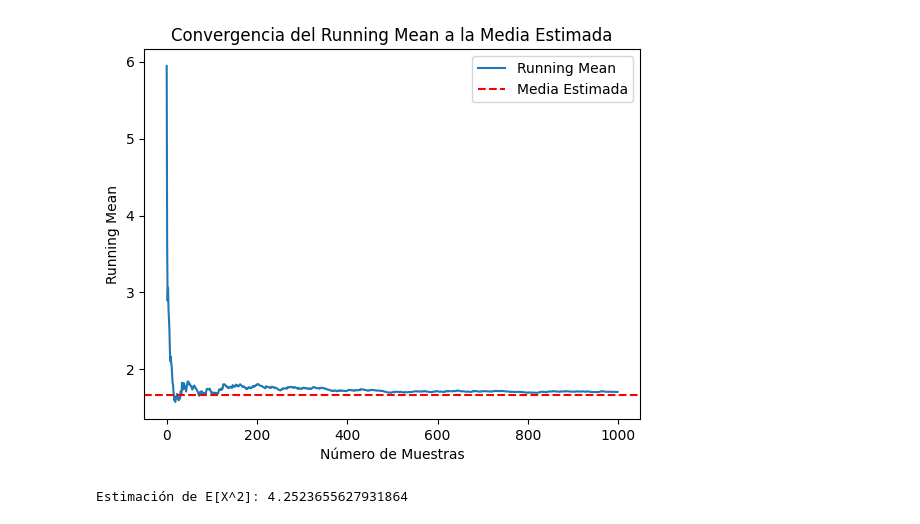
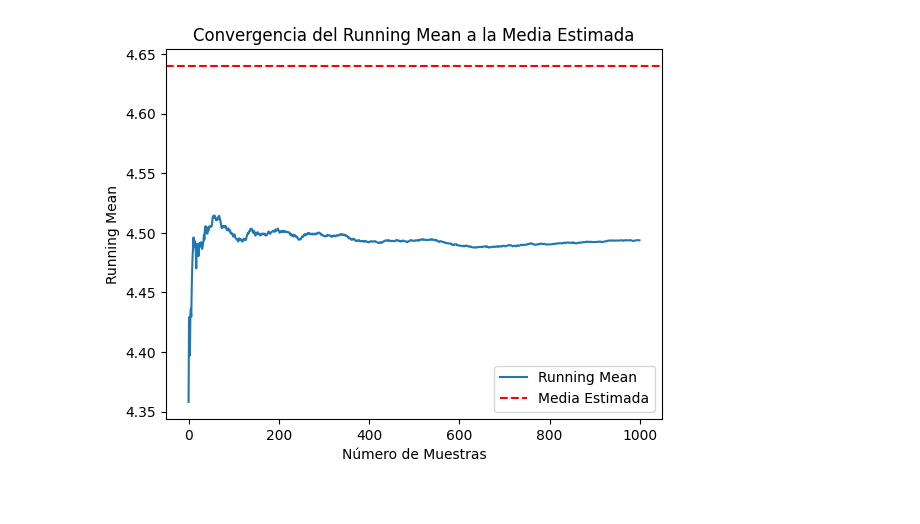
Before and after one commit to ouslan/ESMA-5015, a Jupyter notebook: homeworks/exam-01/scratch.ipynb, the cells around one changed output. Saved outputs shown, nothing was run; the diff lists cells and outputs as text; code cells hidden in the pictures.

```diff
--- a/homeworks/exam-01/scratch.ipynb
+++ b/homeworks/exam-01/scratch.ipynb
@@ -86,0 +1,16 @@ plt.show()
+# %%
+import numpy as np
+import scipy.stats as stats
+
+def h(X):
+    return (X**5) / (1 + (X - 3)**2) * (X >= 0)
+
+v = 12
+
+N = 10000
+
+samples = stats.t.rvs(df=v, size=N)
+
+monte_carlo_estimate = np.mean(h(samples))
+
+print(f"Monte Carlo Estimate: {monte_carlo_estimate}")
@@ -86,0 +99,8 @@ plt.show()
+# %%
+samples= []
+for i in range(1000):
+    samples_exponential = np.random.exponential(1, size=N)
+    is_exponential_estimate = importance_sampling_exponential(samples_exponential, N)
+    samples.append(is_exponential_estimate)
+data = np.array(samples)
+data
@@ -87,20 +125,14 @@ plt.show()
 # %%
-
 # Estimar E[X^2] y construir la gráfica de la convergencia de los "running means"
-running_means = np.cumsum(samples) / np.arange(1, n_samples + 1)
+running_means = np.cumsum(data) / np.arange(1, 1000 + 1)
 
 # Graficar la convergencia
-plt.plot(running_means[:1000], label="Running Mean")
-plt.axhline(y=np.mean(samples), color='r', linestyle='--', label="Media Estimada")
-plt.xlabel('Número de Muestras')
-plt.ylabel('Running Mean')
+plt.plot(running_means, label="Running Mean")
+plt.axhline(y=4.64, color="r", linestyle="--", label="Media Estimada")
+plt.xlabel("Número de Muestras")
+plt.ylabel("Running Mean")
 plt.legend()
-plt.title('Convergencia del Running Mean a la Media Estimada')
+plt.title("Convergencia del Running Mean a la Media Estimada")
 plt.show()
-
-# Estimación de E[X^2]
-E_X2_estimated = np.mean(samples**2)
-print("Estimación de E[X^2]:", E_X2_estimated)
 # %% [output]
-[figure, old version]
+[figure, new version]
-Estimación de E[X^2]: 4.2523655627931864
```
Also changed, not shown: parts of 8 cells of this notebook, 7 other files.
